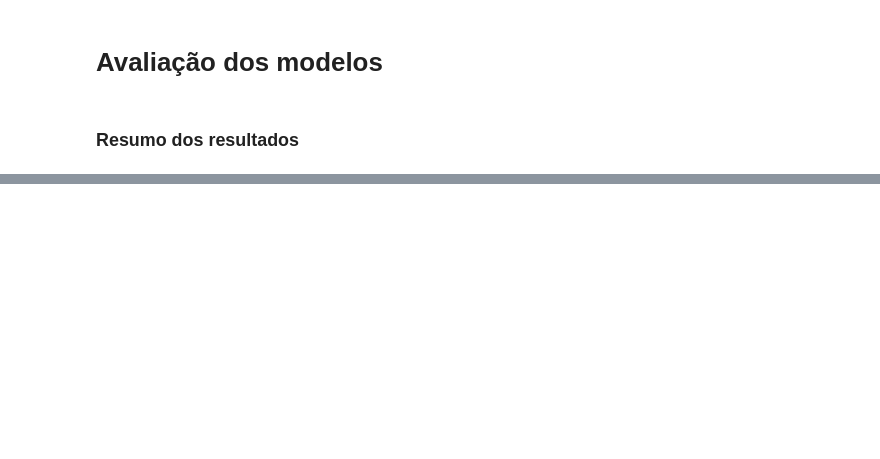
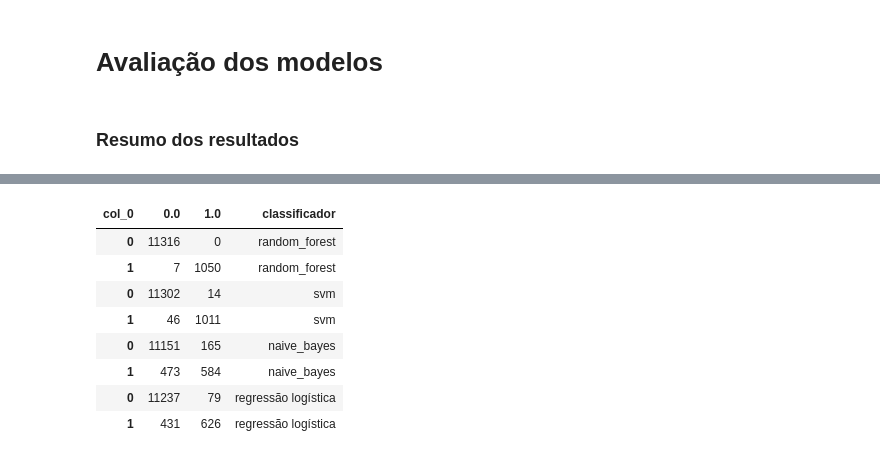
Before and after one commit to DeboraOliver/fraud_detection_project, a Jupyter notebook: Fraude_cartoes_de_credito.ipynb, the cells around one changed output, grey strips where cells are left out. Saved outputs shown, nothing was run; the diff lists cells and outputs as text; code cells hidden in the pictures; blank space fills up the shorter version.

```diff
--- a/Fraude_cartoes_de_credito.ipynb
+++ b/Fraude_cartoes_de_credito.ipynb
@@ -219,0 +181,4 @@ Acurácia :  0.929579982126899 Precisão :  0.929579982126899 Recall :  0.929579
+# %%
+df_matriz_confusao_nb = pd.crosstab(Y_test, y_pred_naive_bayes).reset_index(drop=True)
+df_matriz_confusao_nb['classificador'] = 'naive_bayes'
+df_matriz_confusao_nb
@@ -257,0 +210,6 @@ cm.score(X_test, Y_test)
+# %%
+# matriz de confusão
+
+df_matriz_confusao_svm = pd.crosstab(Y_test, y_pred_svm).reset_index(drop=True)
+df_matriz_confusao_svm['classificador'] = 'svm'
+df_matriz_confusao_svm
@@ -285,0 +241,5 @@ Acurácia :  0.9436103663985701 Precisão :  0.9311413324152178 Recall :  0.9590
+# %%
+#matriz de confusão
+df_matriz_confusao_rl = pd.crosstab(Y_test, y_pred_regressao).reset_index(drop=True)
+df_matriz_confusao_rl['classificador'] = 'regressão logística'
+df_matriz_confusao_rl
@@ -312,0 +409,15 @@ df
+# %%
+# as matrizes de confusão concatenadas
+df_matrizes_confusao = pd.concat([df_matriz_confusao_rf, df_matriz_confusao_svm, df_matriz_confusao_nb, df_matriz_confusao_rl])
+df_matrizes_confusao.to_csv('matrizes_confusao.csv')
+df_matrizes_confusao
+# %% [output]
+| col_0 | 0.0 | 1.0 | classificador |
+| 0 | 11316 | 0 | random_forest |
+| 1 | 7 | 1050 | random_forest |
+| 0 | 11302 | 14 | svm |
+| 1 | 46 | 1011 | svm |
+| 0 | 11151 | 165 | naive_bayes |
+| 1 | 473 | 584 | naive_bayes |
+| 0 | 11237 | 79 | regressão logística |
+| 1 | 431 | 626 | regressão logística |
```
Also changed, not shown: parts of 36 cells of this notebook.
